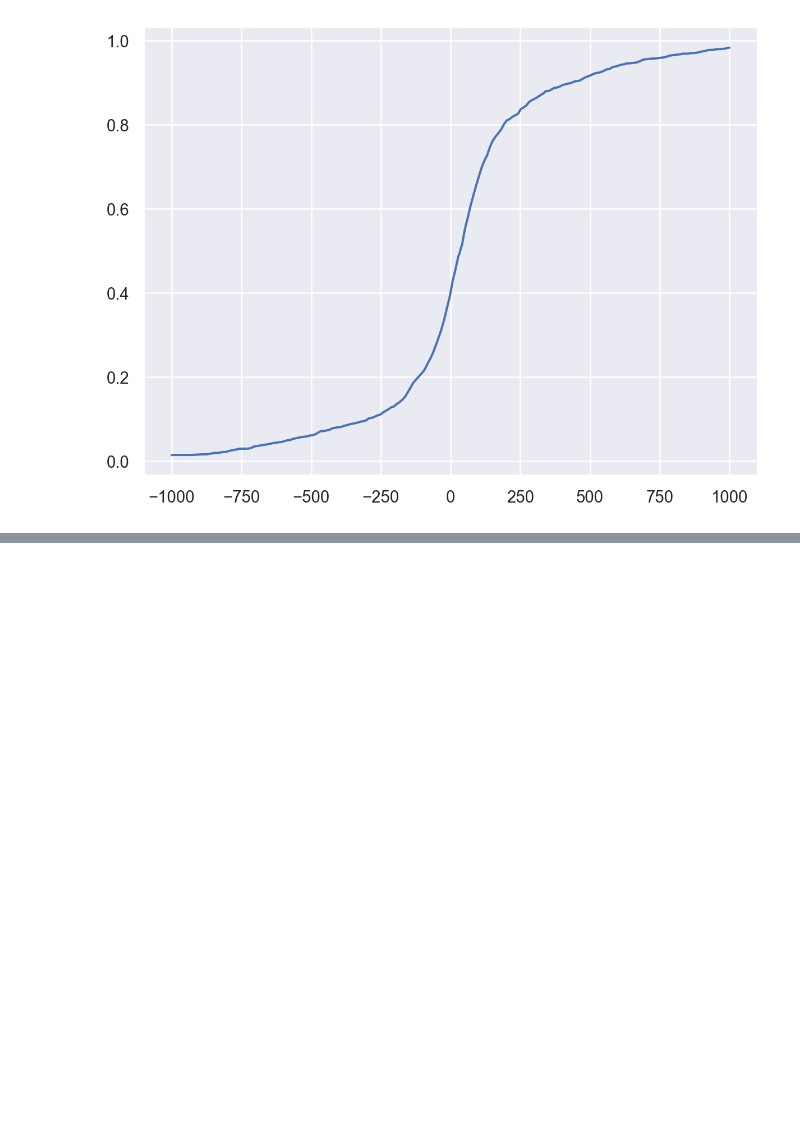
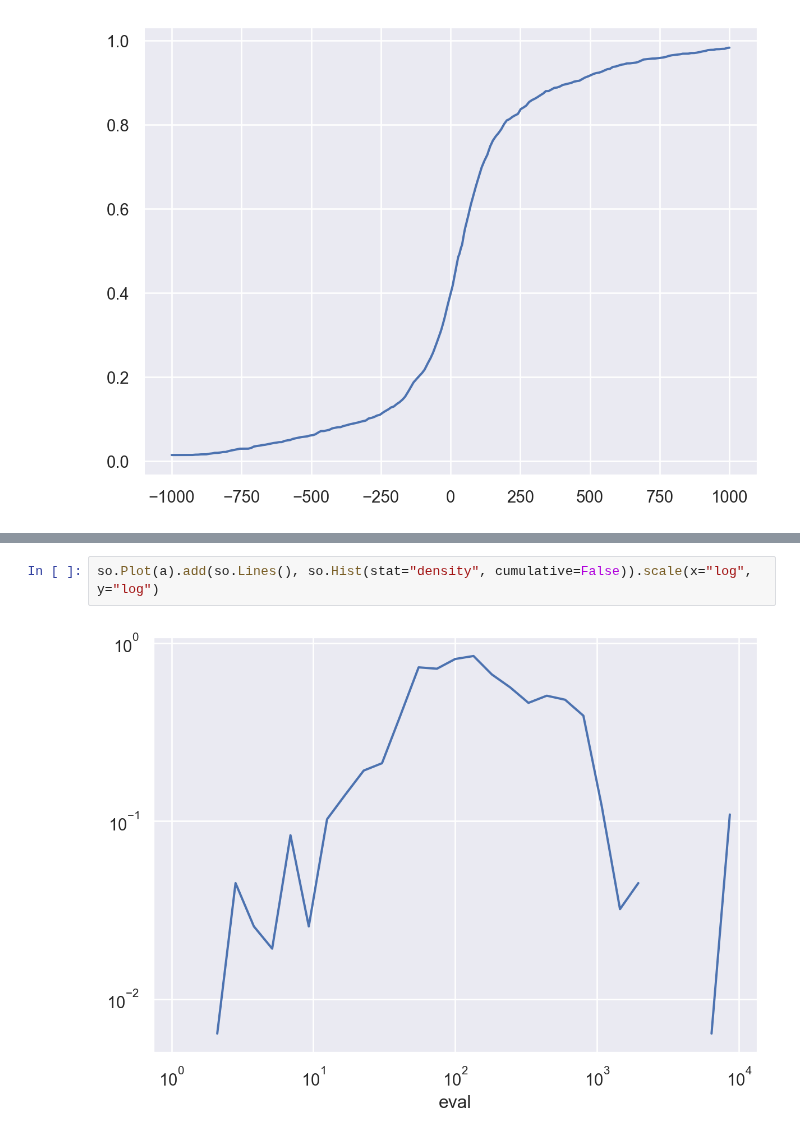
Before and after one commit to SandroMartens/Lichess-Win-Predictions, a Jupyter notebook: new.ipynb, the cells around one changed output, grey strips where cells are left out. Cells and saved outputs as stored; diff of their text form; blank space fills up the shorter version.

```diff
--- a/new.ipynb
+++ b/new.ipynb
@@ -124,0 +143,4 @@ so.Plot(x=xs, y=win_proba(xs, 0.007)) .add(
+# %%
+so.Plot(a).add(so.Lines(), so.Hist(stat="density", cumulative=False)).scale(x="log", y="log")
+# %% [output]
+[figure, added]
```
Also changed, not shown: parts of 15 cells of this notebook.
